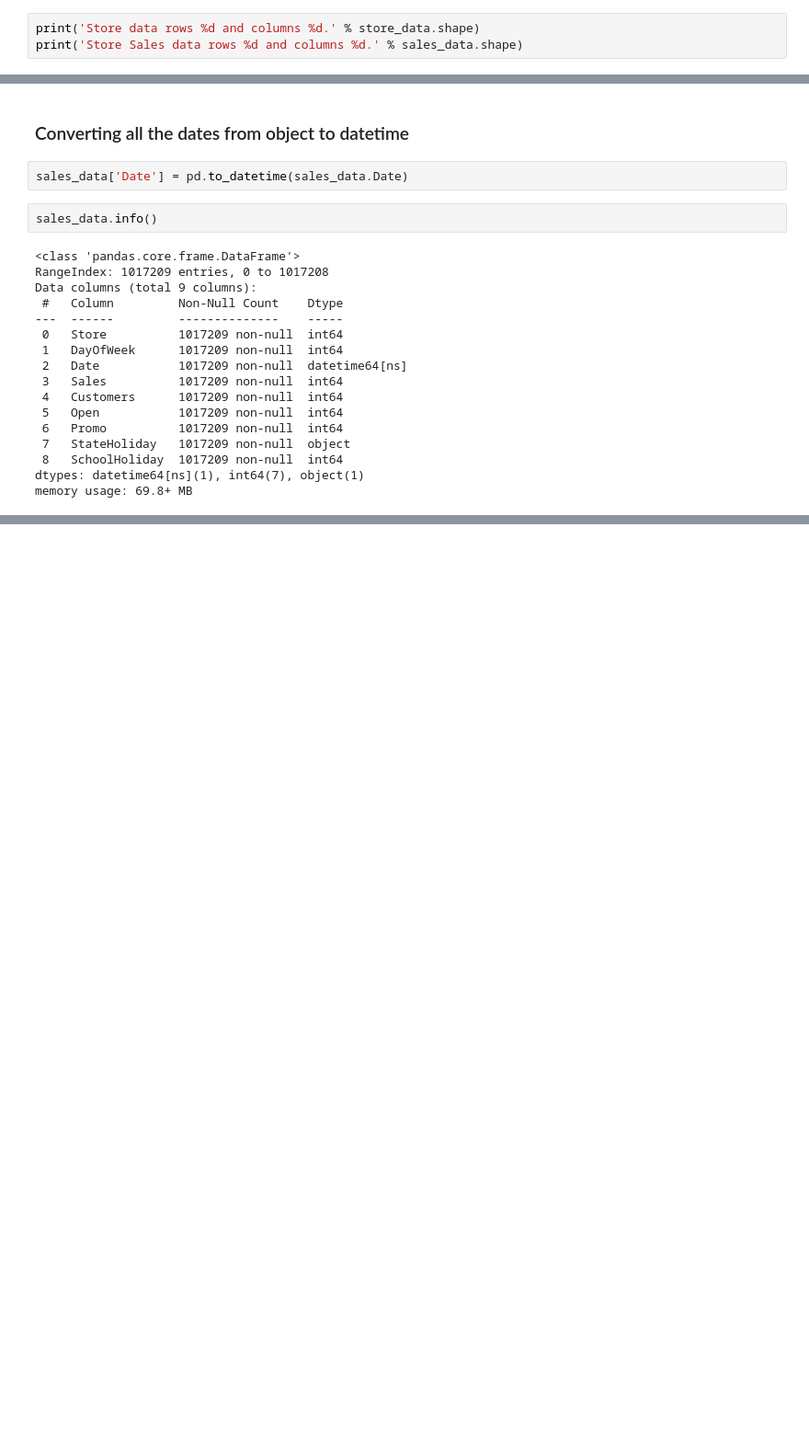
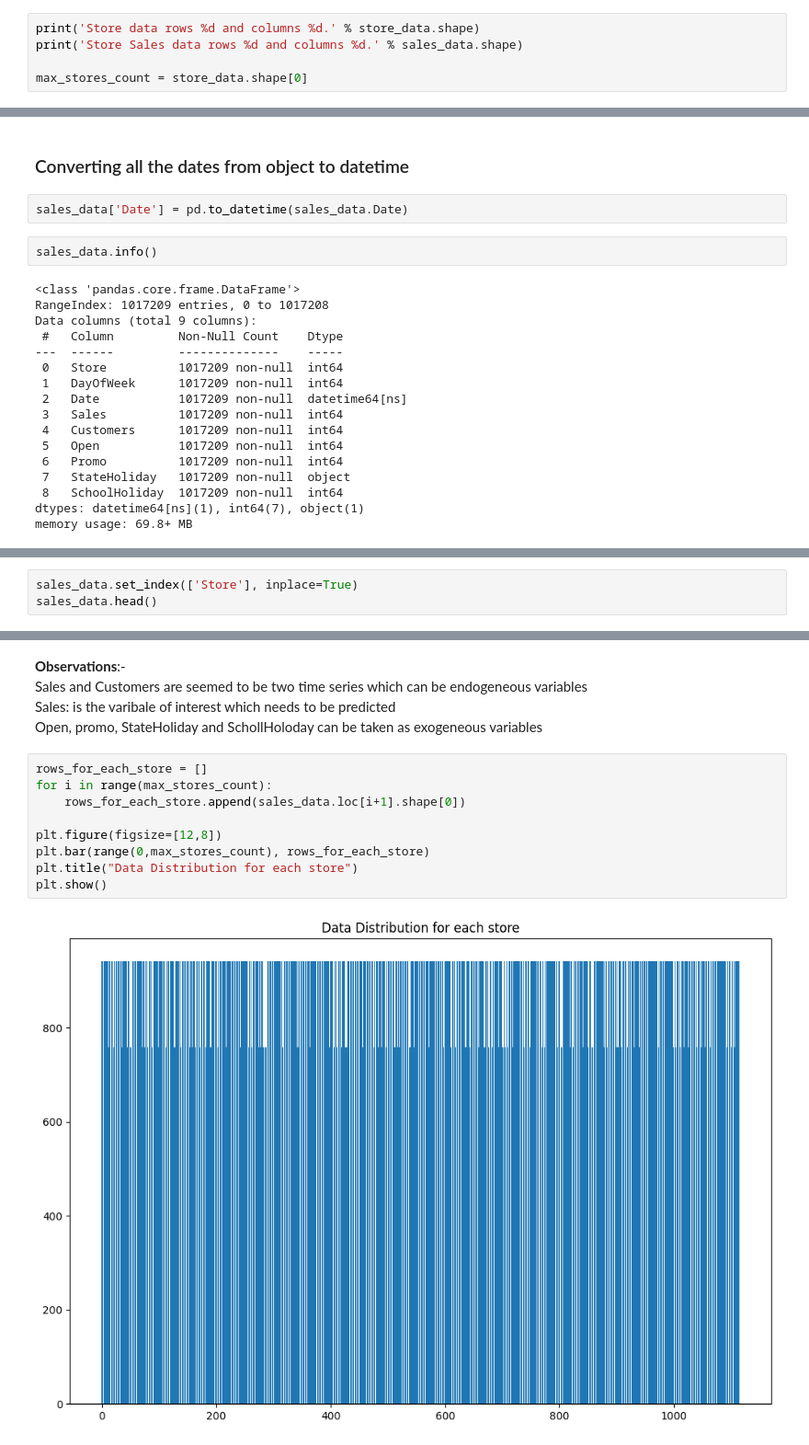
Before and after one commit to rahul-kum4w4t/SalesForecast_Capstone, a Jupyter notebook: Sales_Forecasting.ipynb, the cells around one changed output, grey strips where cells are left out. Shown: that part at 92% size. Drawn from its saved outputs; the diff is of its cells as text; blank space fills up the shorter version.

```diff
--- a/Sales_Forecasting.ipynb
+++ b/Sales_Forecasting.ipynb
@@ -68,6 +70,8 @@ sales_data = pd.read_csv('train.csv')
 # %%
 print('Store data rows %d and columns %d.' % store_data.shape)
 print('Store Sales data rows %d and columns %d.' % sales_data.shape)
+
+max_stores_count = store_data.shape[0]
 # %% [output]
 Store data rows 1115 and columns 10.
 Store Sales data rows 1017209 and columns 9.
@@ -137,0 +153,3 @@ memory usage: 69.8+ MB
+# %%
+sales_data.set_index(['Store'], inplace=True)
+sales_data.head()
@@ -137,0 +164,15 @@ memory usage: 69.8+ MB
+# %% [markdown]
+__Observations__:- <br>Sales and Customers are seemed to be two time series which can be endogeneous variables
+<br>Sales: is the varibale of interest which needs to be predicted
+<br>Open, promo, StateHoliday and SchollHoloday can be taken as exogeneous variables
+# %%
+rows_for_each_store = []
+for i in range(max_stores_count):
+    rows_for_each_store.append(sales_data.loc[i+1].shape[0])
+
+plt.figure(figsize=[12,8])
+plt.bar(range(0,max_stores_count), rows_for_each_store)
+plt.title("Data Distribution for each store")
+plt.show()
+# %% [output]
+[figure, added]
```
Also changed, not shown: parts of 12 cells of this notebook, 1 other file.
